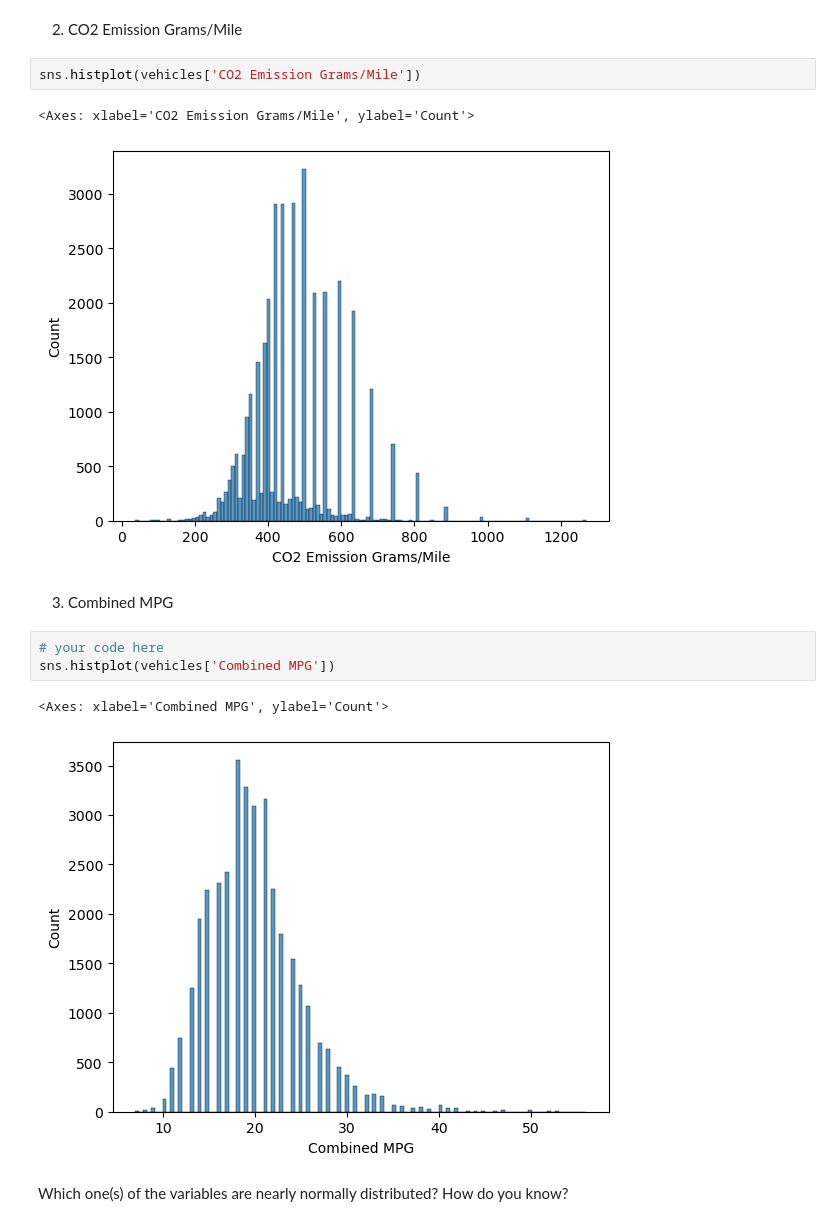
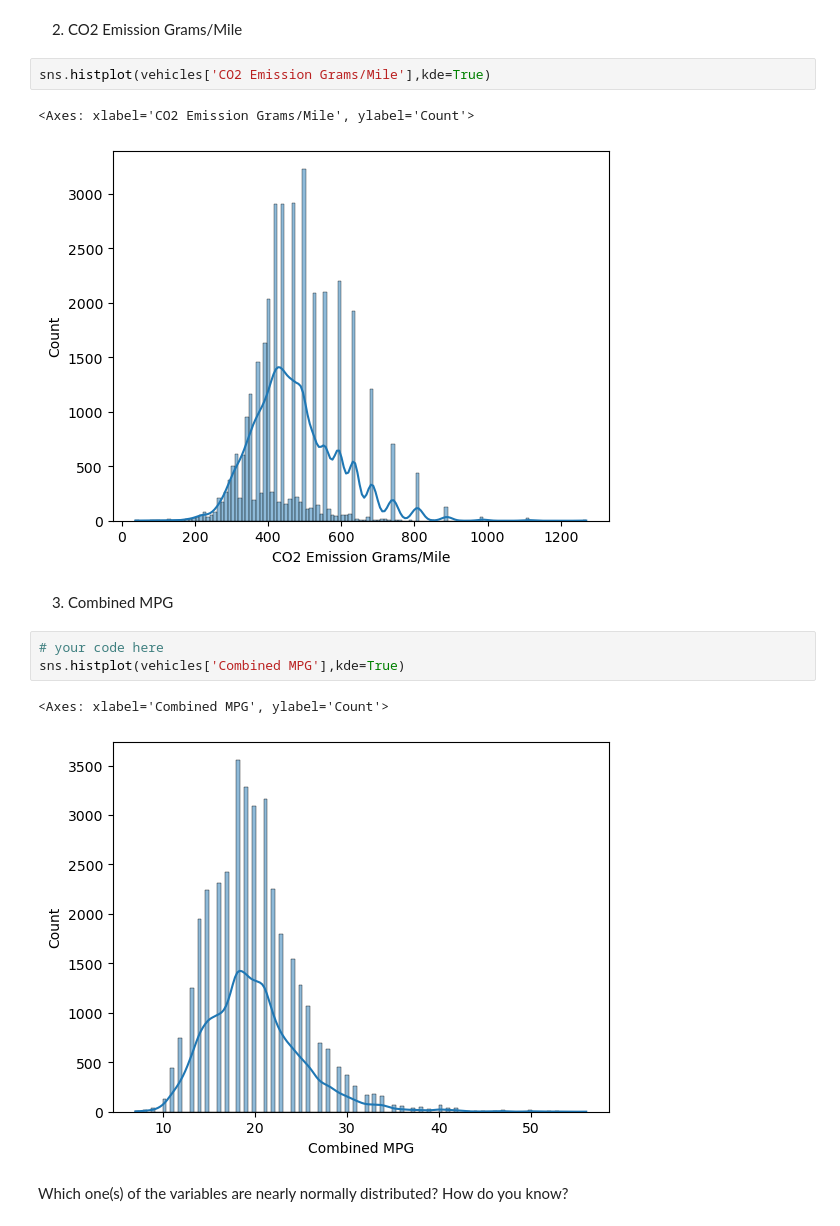
Before and after one commit to Ironhack-Data-Madrid-Octubre-2023/6.1-lab_continuous_probability_distributions, a Jupyter notebook: your-code/main.ipynb, the cells around one changed output. Saved outputs shown, nothing was run; the diff lists cells and outputs as text.

```diff
--- a/your-code/main.ipynb
+++ b/your-code/main.ipynb
@@ -146,17 +146,17 @@ sns.histplot(vehicles['Fuel Barrels/Year'])
 # %% [markdown]
 2. CO2 Emission Grams/Mile
 # %%
-sns.histplot(vehicles['CO2 Emission Grams/Mile'])
+sns.histplot(vehicles['CO2 Emission Grams/Mile'],kde=True)
 # %% [output]
 <Axes: xlabel='CO2 Emission Grams/Mile', ylabel='Count'>
-[figure, old version]
+[figure, new version]
 # %% [markdown]
 3. Combined MPG
 # %%
 # your code here
-sns.histplot(vehicles['Combined MPG'])
+sns.histplot(vehicles['Combined MPG'],kde=True)
 # %% [output]
 <Axes: xlabel='Combined MPG', ylabel='Count'>
-[figure, old version]
+[figure, new version]
 # %% [markdown]
 Which one(s) of the variables are nearly normally distributed? How do you know?
```
Also changed, not shown: parts of 3 cells of this notebook.
